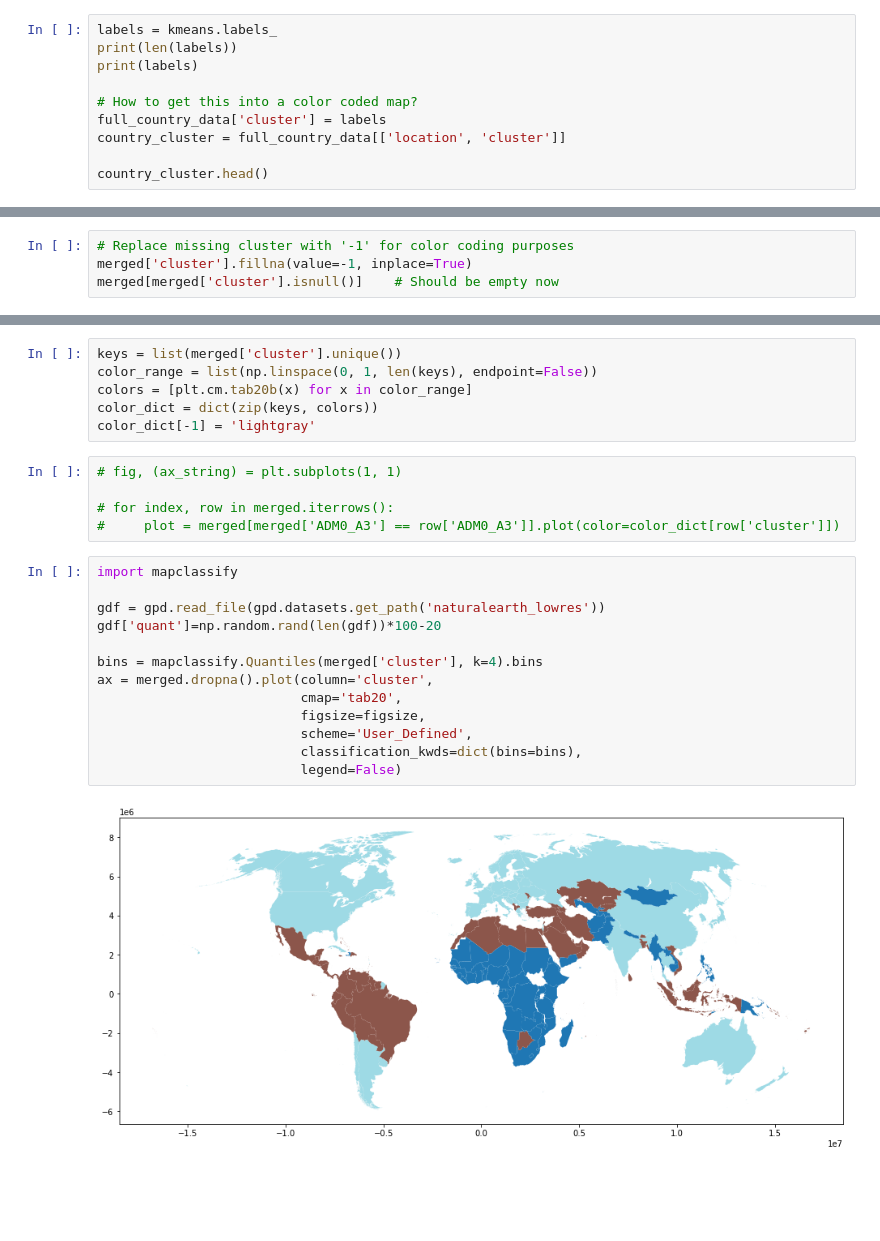
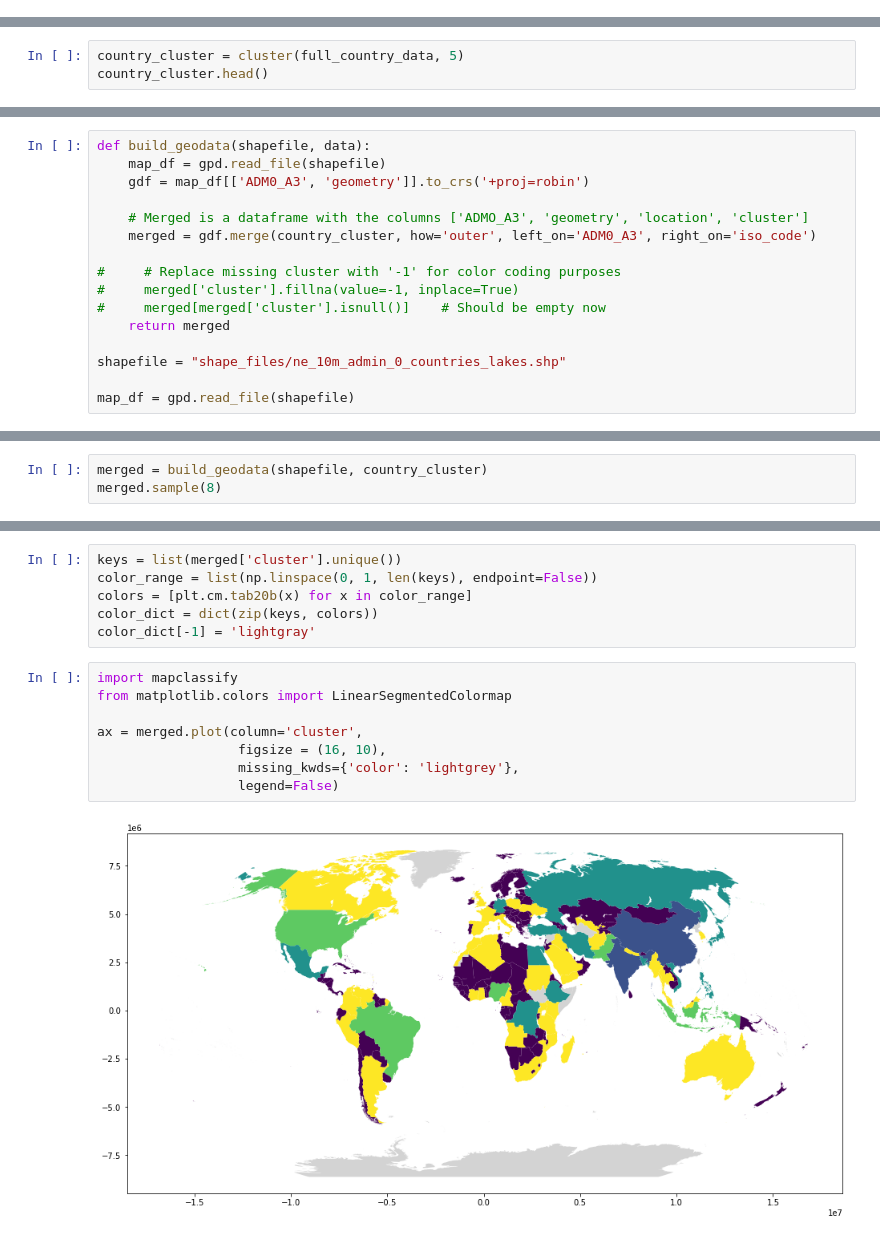
Before and after one commit to Jayanth24/COVID19CountryDiseasePredictor, a Jupyter notebook: covid_clustering.ipynb, the cells around one changed output, grey strips where cells are left out. Saved outputs shown, nothing was run; the diff lists cells and outputs as text; blank space fills up the shorter version.

```diff
--- a/covid_clustering.ipynb
+++ b/covid_clustering.ipynb
@@ -125,10 +136,0 @@ KMeans(n_clusters=5, n_init=20)
-# %%
-labels = kmeans.labels_
-print(len(labels))
-print(labels)
-
-# How to get this into a color coded map?
-full_country_data['cluster'] = labels
-country_cluster = full_country_data[['location', 'cluster']]
-
-country_cluster.head()
@@ -148,0 +153,3 @@ country_cluster.head()
+# %%
+country_cluster = cluster(full_country_data, 5)
+country_cluster.head()
@@ -181,4 +172,16 @@ merged.sample(5)
 # %%
-# Replace missing cluster with '-1' for color coding purposes
-merged['cluster'].fillna(value=-1, inplace=True)
-merged[merged['cluster'].isnull()]    # Should be empty now
+def build_geodata(shapefile, data):
+    map_df = gpd.read_file(shapefile)
+    gdf = map_df[['ADM0_A3', 'geometry']].to_crs('+proj=robin')
+
+    # Merged is a dataframe with the columns ['ADMO_A3', 'geometry', 'location', 'cluster']
+    merged = gdf.merge(country_cluster, how='outer', left_on='ADM0_A3', right_on='iso_code')
+
+#     # Replace missing cluster with '-1' for color coding purposes
+#     merged['cluster'].fillna(value=-1, inplace=True)
+#     merged[merged['cluster'].isnull()]    # Should be empty now
+    return merged
+
+shapefile = "shape_files/ne_10m_admin_0_countries_lakes.shp"
+
+map_df = gpd.read_file(shapefile)
@@ -186,0 +188,3 @@ merged[merged['cluster'].isnull()]    # Should be empty now
+# %%
+merged = build_geodata(shapefile, country_cluster)
+merged.sample(8)
@@ -190,23 +204,13 @@ color_range = list(np.linspace(0, 1, len(keys), endpoint=False))
 colors = [plt.cm.tab20b(x) for x in color_range]
 color_dict = dict(zip(keys, colors))
 color_dict[-1] = 'lightgray'
-# %%
-# fig, (ax_string) = plt.subplots(1, 1)
-
-# for index, row in merged.iterrows():
-#     plot = merged[merged['ADM0_A3'] == row['ADM0_A3']].plot(color=color_dict[row['cluster']])
-# %%
-import mapclassify
-
-gdf = gpd.read_file(gpd.datasets.get_path('naturalearth_lowres'))
-gdf['quant']=np.random.rand(len(gdf))*100-20
-
-bins = mapclassify.Quantiles(merged['cluster'], k=4).bins
-ax = merged.dropna().plot(column='cluster',
-                          cmap='tab20',
-                          figsize=figsize,
-                          scheme='User_Defined',
-                          classification_kwds=dict(bins=bins),
-                          legend=False)
-# %% [output]
-[figure, removed]
+# %%
+import mapclassify
+from matplotlib.colors import LinearSegmentedColormap
+
+ax = merged.plot(column='cluster',
+                  figsize = (16, 10),
+                  missing_kwds={'color': 'lightgrey'},
+                  legend=False)
+# %% [output]
+[figure, added]
```
Also changed, not shown: parts of 24 cells of this notebook.
